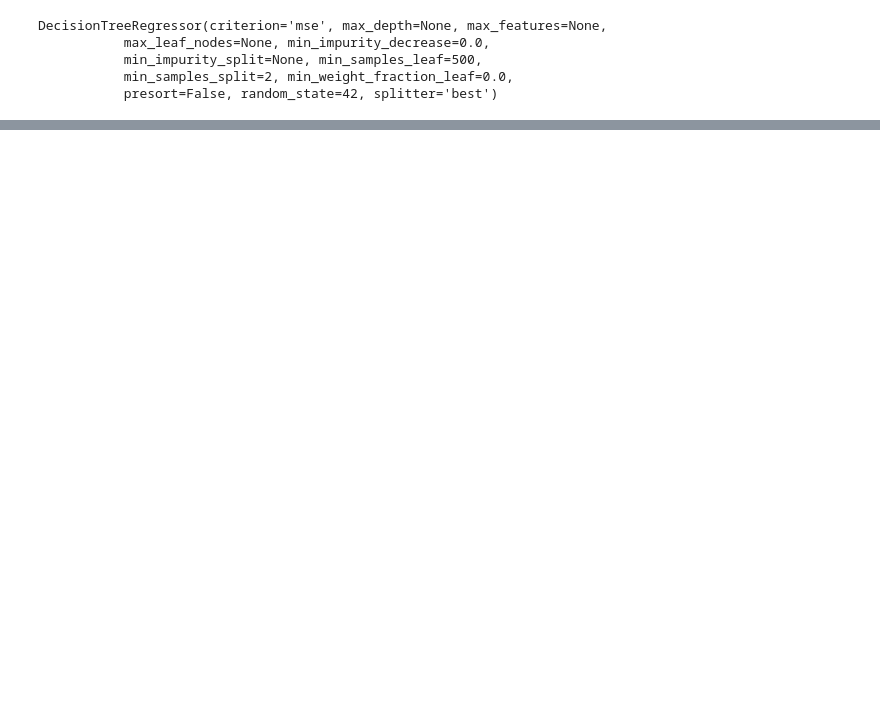
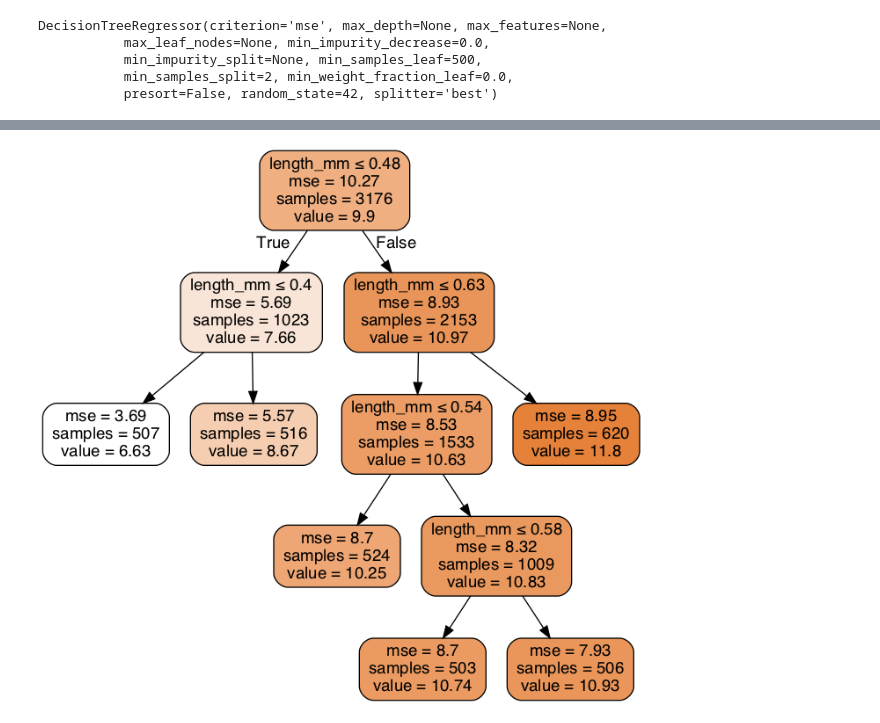
Before and after one commit to tufts-ml-courses/comp135-19s-assignments, a Jupyter notebook: labs/RegressionDemo.ipynb, the cells around one changed output, grey strips where cells are left out. Saved outputs shown, nothing was run; the diff lists cells and outputs as text; code cells hidden in the pictures; blank space fills up the shorter version.

```diff
--- a/labs/RegressionDemo.ipynb
+++ b/labs/RegressionDemo.ipynb
@@ -82,0 +273,3 @@ plt.plot(xgrid, yhat, 'b.-', linewidth=3);
+# %%
+# Make a variable to store some string info to
+dot_data = StringIO()
@@ -82,0 +284,6 @@ plt.plot(xgrid, yhat, 'b.-', linewidth=3);
+# %%
+graph_viz_obj = pydotplus.graph_from_dot_data(dot_data.getvalue())
+# %%
+Image(graph_viz_obj.create_png())
+# %% [output]
+[figure, added]
```
Also changed, not shown: parts of 54 cells of this notebook.
